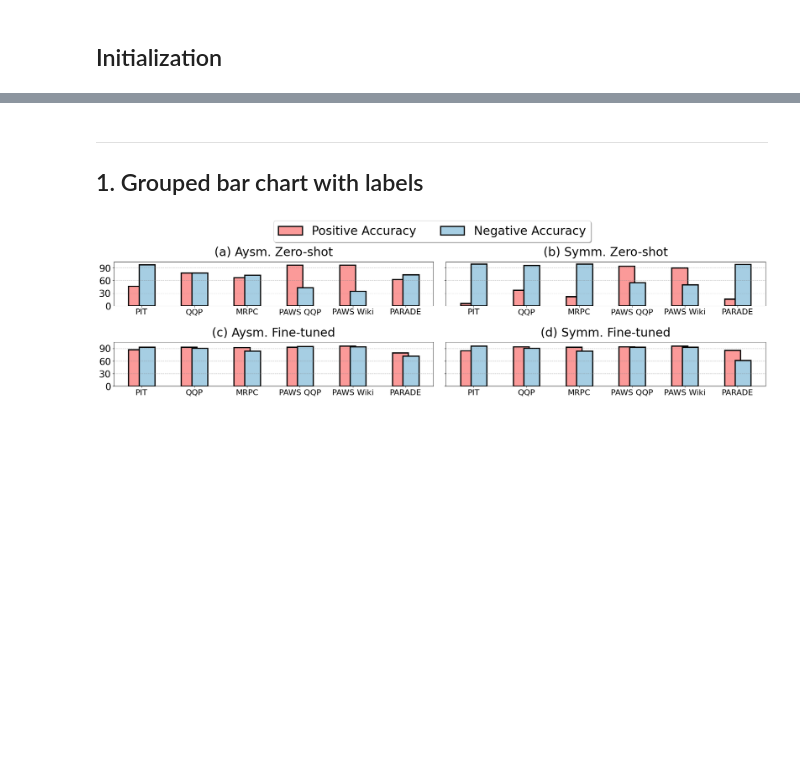
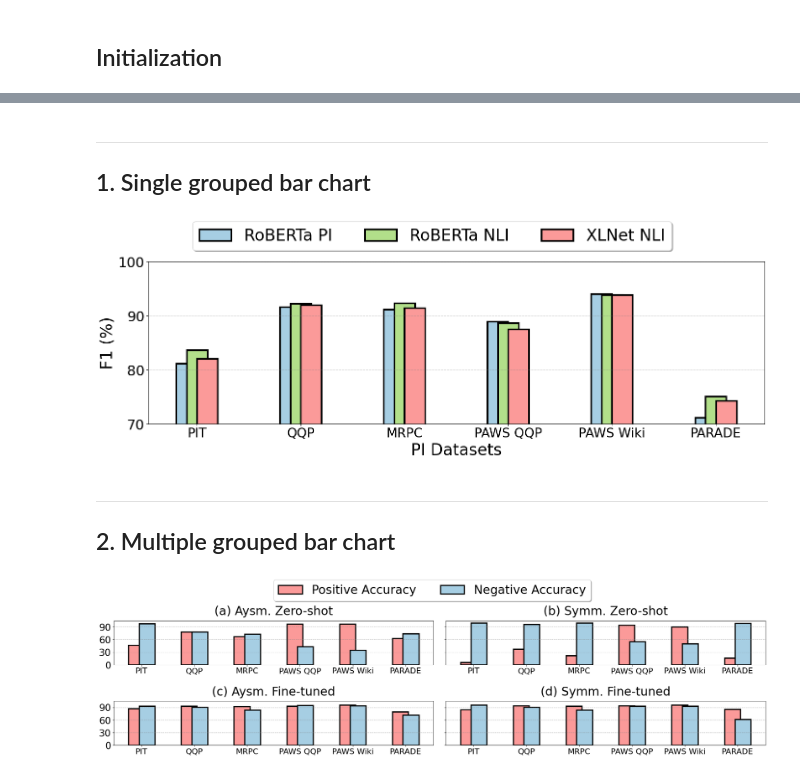
Before and after one commit to ShiningLab/SharePlots, a Jupyter notebook: bar.ipynb, the cells around one changed output, grey strips where cells are left out. Drawn from its saved outputs; the diff is of its cells as text; code cells hidden in the pictures; blank space fills up the shorter version.

```diff
--- a/bar.ipynb
+++ b/bar.ipynb
@@ -30,5 +28,65 @@ The autoreload extension is already loaded. To reload it, use:
+# %% [markdown]
+---
+## 1. Single grouped bar chart
+# %%
+# init
+data_path = os.path.join('res', 'bar', '1.pkl')
+data_dict = utils.load_pickle(data_path)
+
+n_tasks = len(data_dict['datasets'])
+# %%
+# bar chart
+fig, ax = plt.subplots(1, 1, sharey=True, figsize=(18, 6), dpi=80)
+
+ax.bar(
+    np.arange(n_tasks)-0.1
+    , data_dict['roberta_pi']
+    , width=0.2
+    , color=colors[0]
+    , edgecolor='black'
+    , linewidth=3
+    , label = 'RoBERTa PI'
+)
+
+ax.bar(
+    np.arange(n_tasks)
+    , data_dict['roberta']
+    , width=0.2
+    , color=colors[2]
+    , edgecolor='black'
+    , linewidth=3
+    , label = 'RoBERTa NLI'
+)
+
+ax.bar(
+    np.arange(n_tasks)+0.1
+    , data_dict['xlnet']
+    , width=0.2
+    , color=colors[4]
+    , edgecolor='black'
+    , linewidth=3
+    , label = 'XLNet NLI'
+)
+
+ax.set_xticks([0, 1, 2, 3, 4, 5])
+ax.set_xticklabels(data_dict['datasets'], fontsize=24)
+
+ax.set_ylim([70, 100])
+
+ax.set_ylabel('F1 (%)', fontsize=30)
+ax.set_xlabel('PI Datasets', fontsize=30)
+
+ax.yaxis.grid(True, linestyle='--', linewidth=0.5, color='gray', alpha=0.5)
+
+
+fig.legend(loc='upper center', bbox_to_anchor=(0.5, 1.12), ncol=5, fancybox=True, shadow=True, fontsize=30)
+
+plt.tight_layout()
+plt.show()
+# %% [output]
+[figure, added]
 # %% [markdown]
 ---
-## 1. Grouped bar chart with labels
+## 2. Multiple grouped bar chart
 # %%
 # init
```
Also changed, not shown: parts of 4 cells of this notebook, 7 other files.
